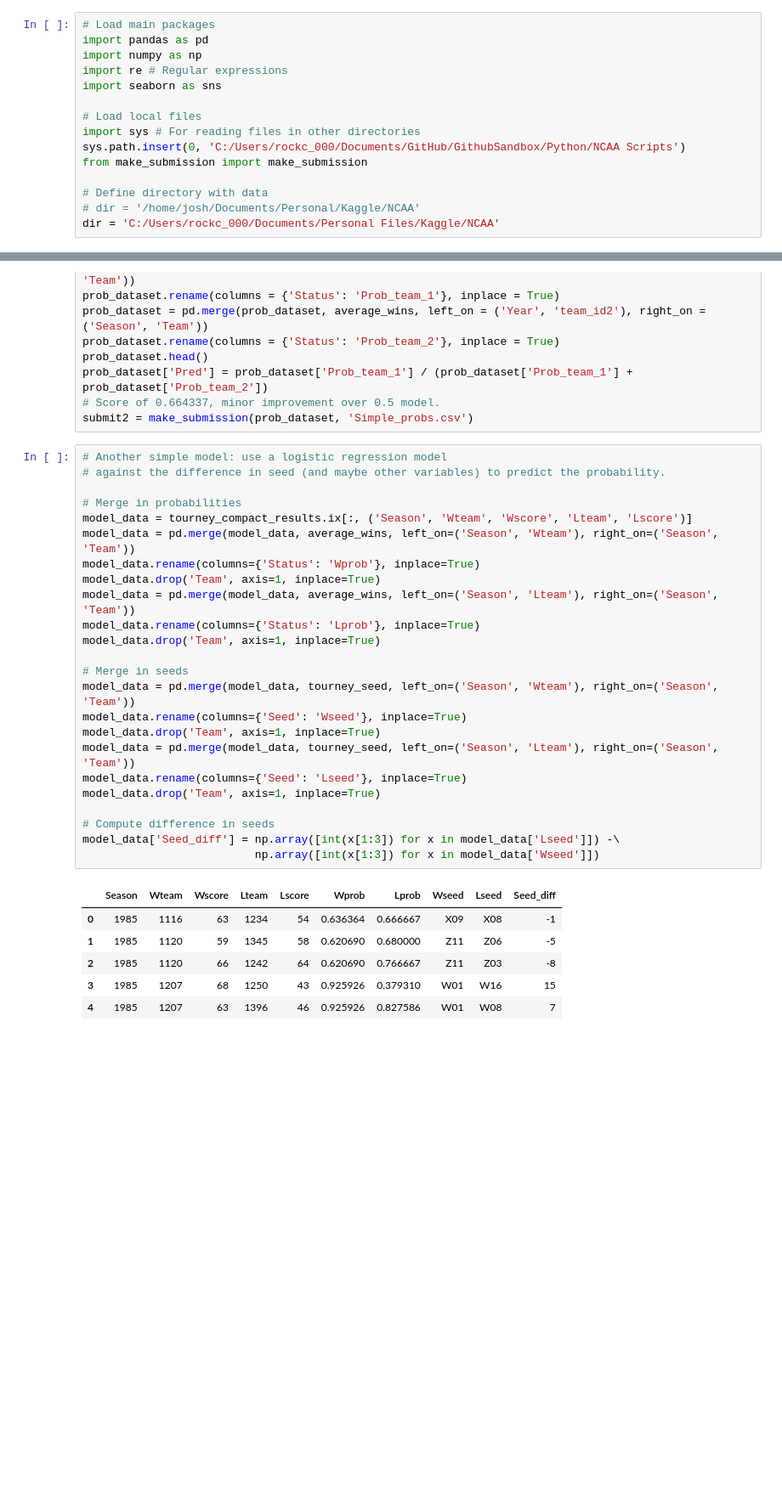
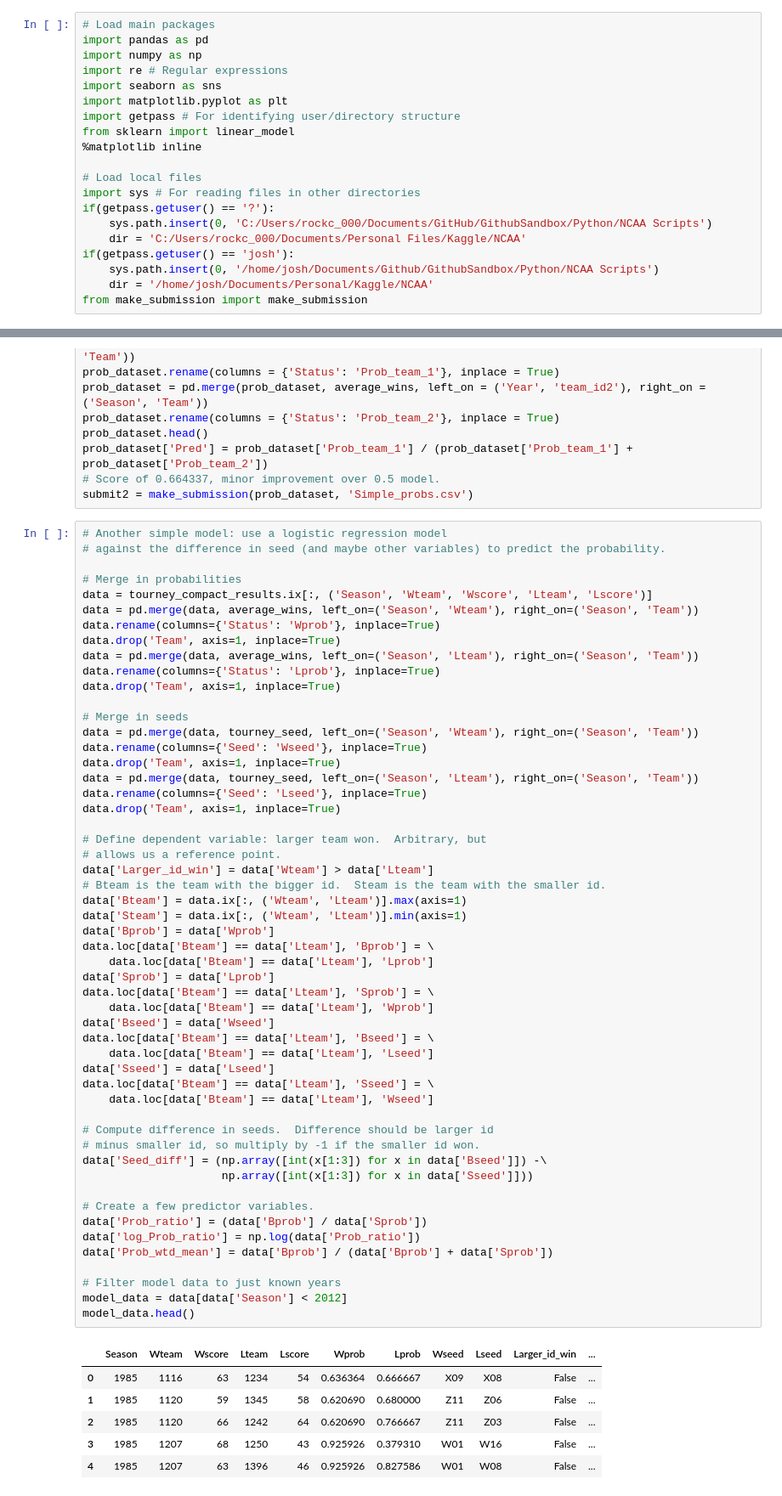
Before and after one commit to joshbrowning2358/GithubSandbox, a Jupyter notebook: Python/Kaggle NCAA.ipynb, the cells around one changed output, grey strips where cells are left out. Shown: that part at 85% size. Saved outputs shown, nothing was run; the diff lists cells and outputs as text; blank space fills up the shorter version.

```diff
--- a/Python/Kaggle NCAA.ipynb
+++ b/Python/Kaggle NCAA.ipynb
@@ -4,12 +4,17 @@ import pandas as pd
 import numpy as np
 import re # Regular expressions
 import seaborn as sns
+import matplotlib.pyplot as plt
+import getpass # For identifying user/directory structure
+from sklearn import linear_model
+%matplotlib inline
 
 # Load local files
 import sys # For reading files in other directories
-sys.path.insert(0, 'C:/Users/rockc_000/Documents/GitHub/GithubSandbox/Python/NCAA Scripts')
+if(getpass.getuser() == '?'):
+    sys.path.insert(0, 'C:/Users/rockc_000/Documents/GitHub/GithubSandbox/Python/NCAA Scripts')
+    dir = 'C:/Users/rockc_000/Documents/Personal Files/Kaggle/NCAA'
+if(getpass.getuser() == 'josh'):
+    sys.path.insert(0, '/home/josh/Documents/Github/GithubSandbox/Python/NCAA Scripts')
+    dir = '/home/josh/Documents/Personal/Kaggle/NCAA'
 from make_submission import make_submission
-
-# Define directory with data
-# dir = '/home/josh/Documents/Personal/Kaggle/NCAA'
-dir = 'C:/Users/rockc_000/Documents/Personal Files/Kaggle/NCAA'
@@ -139,31 +142,60 @@ submit2 = make_submission(prob_dataset, 'Simple_probs.csv')
 # %%
 # Another simple model: use a logistic regression model
 # against the difference in seed (and maybe other variables) to predict the probability.
 
 # Merge in probabilities
-model_data = tourney_compact_results.ix[:, ('Season', 'Wteam', 'Wscore', 'Lteam', 'Lscore')]
-model_data = pd.merge(model_data, average_wins, left_on=('Season', 'Wteam'), right_on=('Season', 'Team'))
-model_data.rename(columns={'Status': 'Wprob'}, inplace=True)
-model_data.drop('Team', axis=1, inplace=True)
-model_data = pd.merge(model_data, average_wins, left_on=('Season', 'Lteam'), right_on=('Season', 'Team'))
-model_data.rename(columns={'Status': 'Lprob'}, inplace=True)
-model_data.drop('Team', axis=1, inplace=True)
+data = tourney_compact_results.ix[:, ('Season', 'Wteam', 'Wscore', 'Lteam', 'Lscore')]
+data = pd.merge(data, average_wins, left_on=('Season', 'Wteam'), right_on=('Season', 'Team'))
+data.rename(columns={'Status': 'Wprob'}, inplace=True)
+data.drop('Team', axis=1, inplace=True)
+data = pd.merge(data, average_wins, left_on=('Season', 'Lteam'), right_on=('Season', 'Team'))
+data.rename(columns={'Status': 'Lprob'}, inplace=True)
+data.drop('Team', axis=1, inplace=True)
 
 # Merge in seeds
-model_data = pd.merge(model_data, tourney_seed, left_on=('Season', 'Wteam'), right_on=('Season', 'Team'))
-model_data.rename(columns={'Seed': 'Wseed'}, inplace=True)
-model_data.drop('Team', axis=1, inplace=True)
-model_data = pd.merge(model_data, tourney_seed, left_on=('Season', 'Lteam'), right_on=('Season', 'Team'))
-model_data.rename(columns={'Seed': 'Lseed'}, inplace=True)
-model_data.drop('Team', axis=1, inplace=True)
+data = pd.merge(data, tourney_seed, left_on=('Season', 'Wteam'), right_on=('Season', 'Team'))
+data.rename(columns={'Seed': 'Wseed'}, inplace=True)
+data.drop('Team', axis=1, inplace=True)
+data = pd.merge(data, tourney_seed, left_on=('Season', 'Lteam'), right_on=('Season', 'Team'))
+data.rename(columns={'Seed': 'Lseed'}, inplace=True)
+data.drop('Team', axis=1, inplace=True)
 
-# Compute difference in seeds
-model_data['Seed_diff'] = np.array([int(x[1:3]) for x in model_data['Lseed']]) -\
-                          np.array([int(x[1:3]) for x in model_data['Wseed']])
+# Define dependent variable: larger team won.  Arbitrary, but
+# allows us a reference point.
+data['Larger_id_win'] = data['Wteam'] > data['Lteam']
+# Bteam is the team with the bigger id.  Steam is the team with the smaller id.
+data['Bteam'] = data.ix[:, ('Wteam', 'Lteam')].max(axis=1)
+data['Steam'] = data.ix[:, ('Wteam', 'Lteam')].min(axis=1)
+data['Bprob'] = data['Wprob']
+data.loc[data['Bteam'] == data['Lteam'], 'Bprob'] = \
+    data.loc[data['Bteam'] == data['Lteam'], 'Lprob']
+data['Sprob'] = data['Lprob']
+data.loc[data['Bteam'] == data['Lteam'], 'Sprob'] = \
+    data.loc[data['Bteam'] == data['Lteam'], 'Wprob']
+data['Bseed'] = data['Wseed']
+data.loc[data['Bteam'] == data['Lteam'], 'Bseed'] = \
+    data.loc[data['Bteam'] == data['Lteam'], 'Lseed']
+data['Sseed'] = data['Lseed']
+data.loc[data['Bteam'] == data['Lteam'], 'Sseed'] = \
+    data.loc[data['Bteam'] == data['Lteam'], 'Wseed']
+
+# Compute difference in seeds.  Difference should be larger id
+# minus smaller id, so multiply by -1 if the smaller id won.
+data['Seed_diff'] = (np.array([int(x[1:3]) for x in data['Bseed']]) -\
+                     np.array([int(x[1:3]) for x in data['Sseed']]))
+
+# Create a few predictor variables.
+data['Prob_ratio'] = (data['Bprob'] / data['Sprob'])
+data['log_Prob_ratio'] = np.log(data['Prob_ratio'])
+data['Prob_wtd_mean'] = data['Bprob'] / (data['Bprob'] + data['Sprob'])
+
+# Filter model data to just known years
+model_data = data[data['Season'] < 2012]
+model_data.head()
 # %% [output]
-|  | Season | Wteam | Wscore | Lteam | Lscore | Wprob | Lprob | Wseed | Lseed | Seed_diff |
-| 0 | 1985 | 1116 | 63 | 1234 | 54 | 0.636364 | 0.666667 | X09 | X08 | -1 |
-| 1 | 1985 | 1120 | 59 | 1345 | 58 | 0.620690 | 0.680000 | Z11 | Z06 | -5 |
-| 2 | 1985 | 1120 | 66 | 1242 | 64 | 0.620690 | 0.766667 | Z11 | Z03 | -8 |
-| 3 | 1985 | 1207 | 68 | 1250 | 43 | 0.925926 | 0.379310 | W01 | W16 | 15 |
-| 4 | 1985 | 1207 | 63 | 1396 | 46 | 0.925926 | 0.827586 | W01 | W08 | 7 |
+|  | Season | Wteam | Wscore | Lteam | Lscore | Wprob | Lprob | Wseed | Lseed | Larger_id_win | ... |
+| 0 | 1985 | 1116 | 63 | 1234 | 54 | 0.636364 | 0.666667 | X09 | X08 | False | ... |
+| 1 | 1985 | 1120 | 59 | 1345 | 58 | 0.620690 | 0.680000 | Z11 | Z06 | False | ... |
+| 2 | 1985 | 1120 | 66 | 1242 | 64 | 0.620690 | 0.766667 | Z11 | Z03 | False | ... |
+| 3 | 1985 | 1207 | 68 | 1250 | 43 | 0.925926 | 0.379310 | W01 | W16 | False | ... |
+| 4 | 1985 | 1207 | 63 | 1396 | 46 | 0.925926 | 0.827586 | W01 | W08 | False | ... |
```
Also changed, not shown: parts of 5 cells of this notebook.
